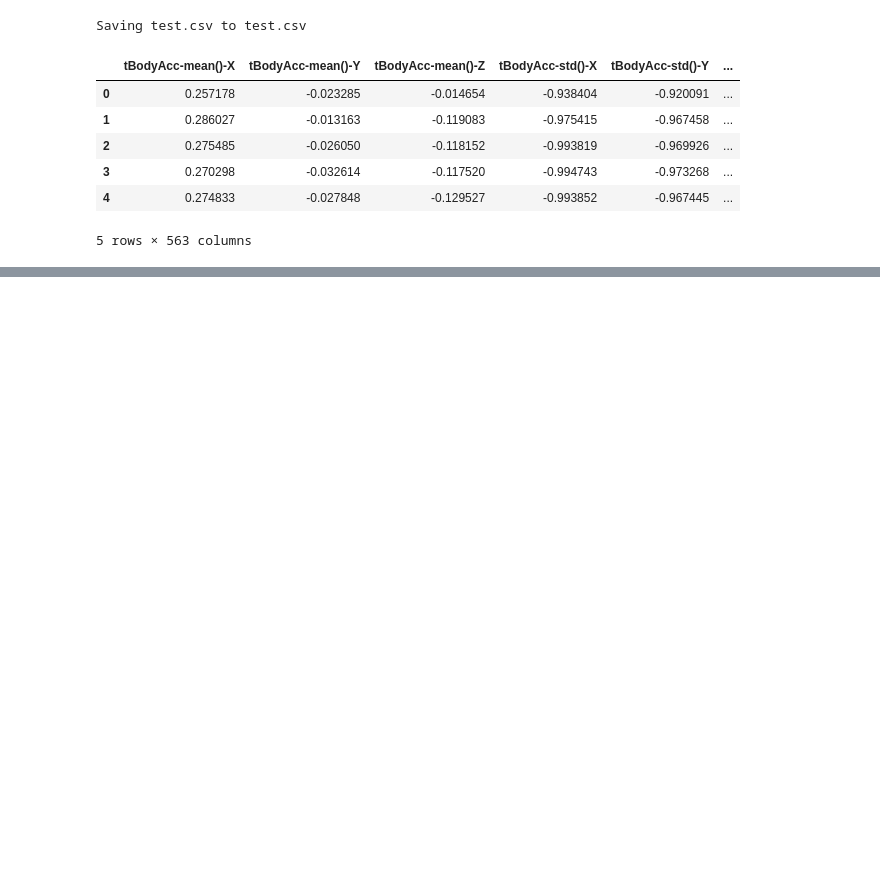
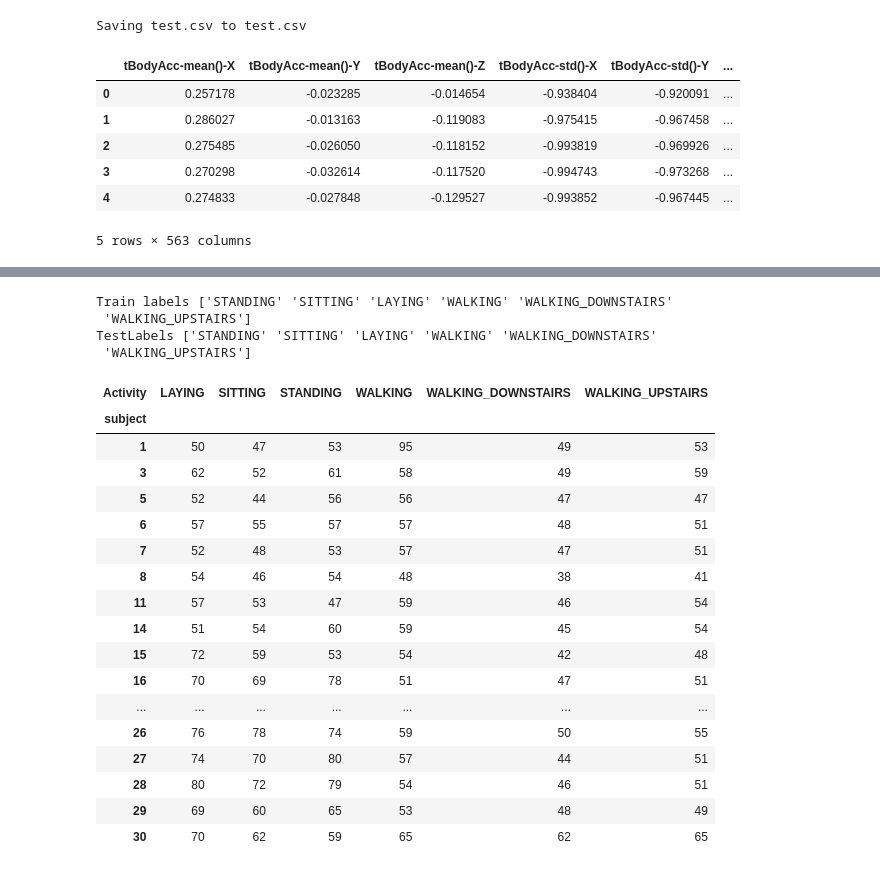
Before and after one commit to bernardojbl/HAR, a Jupyter notebook: HCI.ipynb, the cells around one changed output, grey strips where cells are left out. Saved outputs shown, nothing was run; the diff lists cells and outputs as text; code cells hidden in the pictures; blank space fills up the shorter version.

```diff
--- a/HCI.ipynb
+++ b/HCI.ipynb
@@ -113,0 +210,28 @@ array([2, 2, 2, ..., 5, 5, 5])
+# %%
+print('Train labels', train['Activity'].unique(), '\nTestLabels', test['Activity'].unique())
+# %% [output]
+Train labels ['STANDING' 'SITTING' 'LAYING' 'WALKING' 'WALKING_DOWNSTAIRS'
+ 'WALKING_UPSTAIRS']
+TestLabels ['STANDING' 'SITTING' 'LAYING' 'WALKING' 'WALKING_DOWNSTAIRS'
+ 'WALKING_UPSTAIRS']
+# %%
+pd.crosstab(train.subject, train.Activity)
+# %% [output]
+| Activity | LAYING | SITTING | STANDING | WALKING | WALKING_DOWNSTAIRS | WALKING_UPSTAIRS |
+| subject |  |  |  |  |  |  |
+| 1 | 50 | 47 | 53 | 95 | 49 | 53 |
+| 3 | 62 | 52 | 61 | 58 | 49 | 59 |
+| 5 | 52 | 44 | 56 | 56 | 47 | 47 |
+| 6 | 57 | 55 | 57 | 57 | 48 | 51 |
+| 7 | 52 | 48 | 53 | 57 | 47 | 51 |
+| 8 | 54 | 46 | 54 | 48 | 38 | 41 |
+| 11 | 57 | 53 | 47 | 59 | 46 | 54 |
+| 14 | 51 | 54 | 60 | 59 | 45 | 54 |
+| 15 | 72 | 59 | 53 | 54 | 42 | 48 |
+| 16 | 70 | 69 | 78 | 51 | 47 | 51 |
+| ... | ... | ... | ... | ... | ... | ... |
+| 26 | 76 | 78 | 74 | 59 | 50 | 55 |
+| 27 | 74 | 70 | 80 | 57 | 44 | 51 |
+| 28 | 80 | 72 | 79 | 54 | 46 | 51 |
+| 29 | 69 | 60 | 65 | 53 | 48 | 49 |
+| 30 | 70 | 62 | 59 | 65 | 62 | 65 |
```
Also changed, not shown: parts of 14 cells of this notebook.
